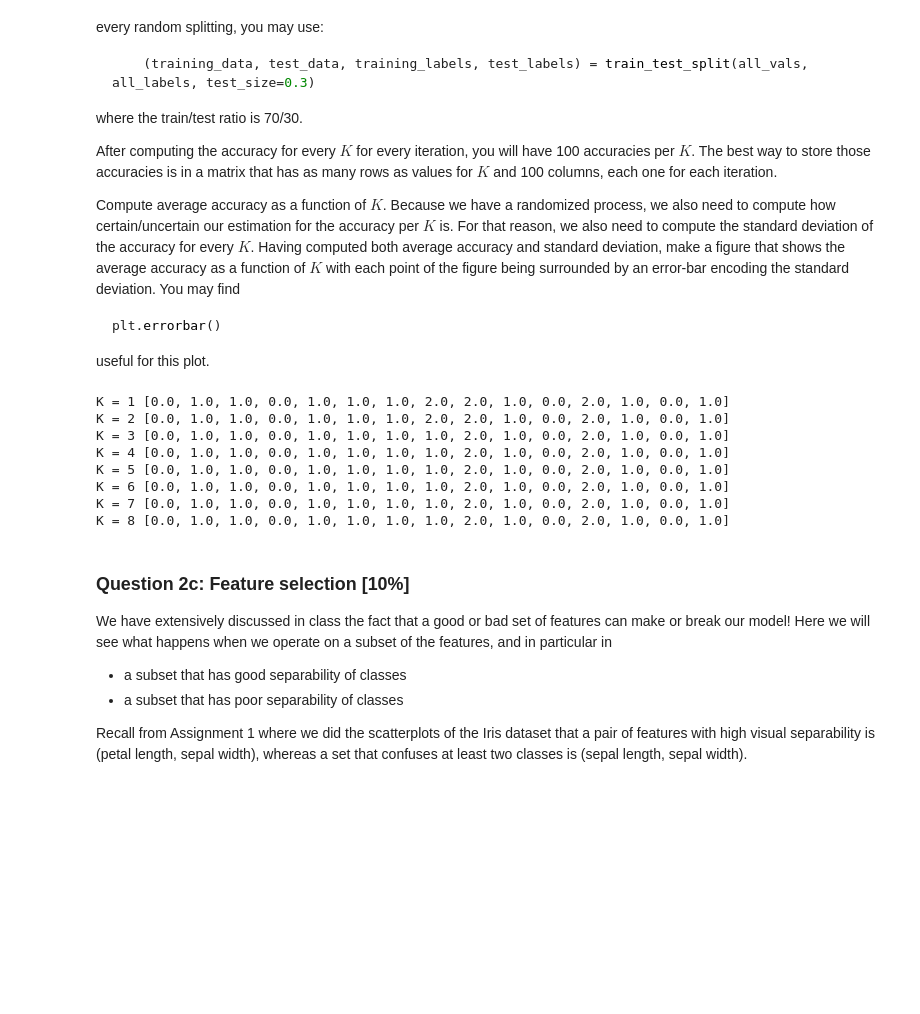
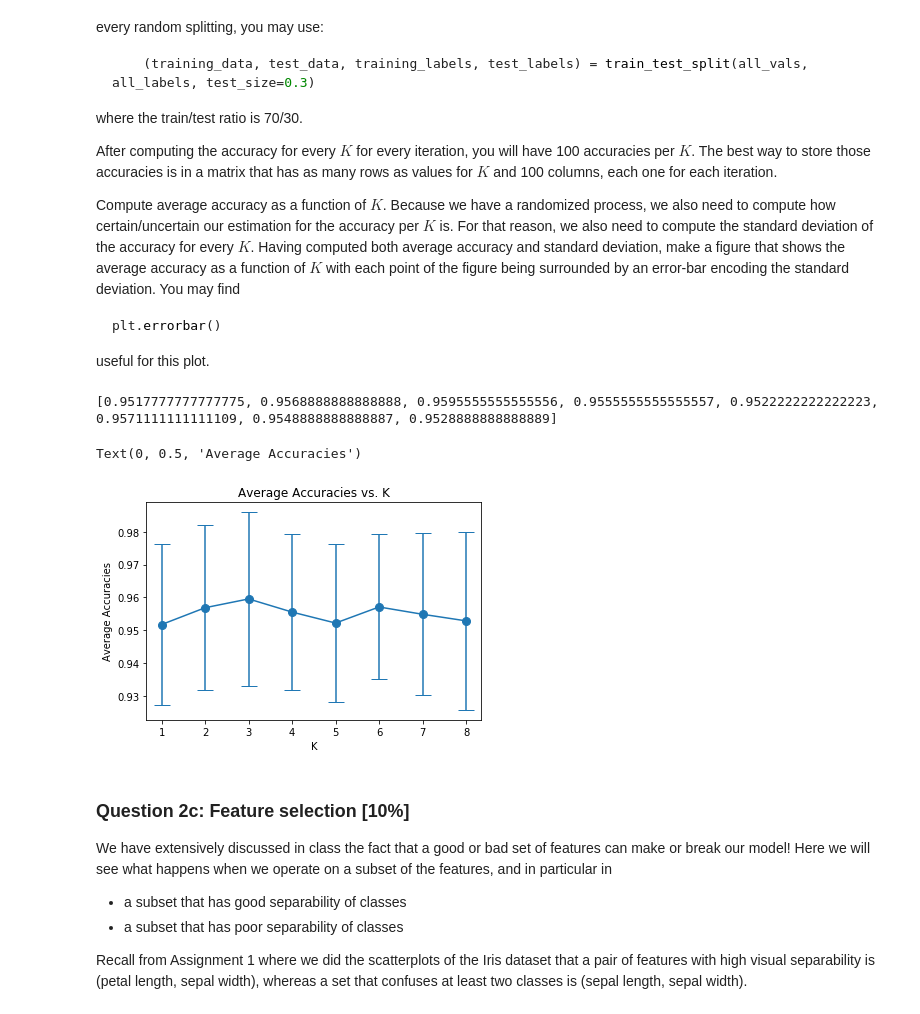
Before and after one commit to chefong/CS171-Spring2019, a Jupyter notebook: Assignment2/Assignment2.ipynb, the cells around one changed output. Drawn from its saved outputs; the diff is of its cells as text; code cells hidden in the pictures; blank space fills up the shorter version.

````diff
--- a/Assignment2/Assignment2.ipynb
+++ b/Assignment2/Assignment2.ipynb
@@ -300,28 +298,51 @@ Compute average accuracy as a function of $K$. Because we have a randomized proc
 plt.errorbar()
 ```
 useful for this plot.
-# %%
-def knn_performance():
-    accuracies = []
-
-    for i in range(1, 9):
-        k_accuracies = []
-
-        result = knnclassify(test_data, all_vals, all_labels, i)
-        print("K = " + str(i), result)
-
-    return
-
-knn_performance()
-# %% [output]
-K = 1 [0.0, 1.0, 1.0, 0.0, 1.0, 1.0, 1.0, 2.0, 2.0, 1.0, 0.0, 2.0, 1.0, 0.0, 1.0]
-K = 2 [0.0, 1.0, 1.0, 0.0, 1.0, 1.0, 1.0, 2.0, 2.0, 1.0, 0.0, 2.0, 1.0, 0.0, 1.0]
-K = 3 [0.0, 1.0, 1.0, 0.0, 1.0, 1.0, 1.0, 1.0, 2.0, 1.0, 0.0, 2.0, 1.0, 0.0, 1.0]
-K = 4 [0.0, 1.0, 1.0, 0.0, 1.0, 1.0, 1.0, 1.0, 2.0, 1.0, 0.0, 2.0, 1.0, 0.0, 1.0]
-K = 5 [0.0, 1.0, 1.0, 0.0, 1.0, 1.0, 1.0, 1.0, 2.0, 1.0, 0.0, 2.0, 1.0, 0.0, 1.0]
-K = 6 [0.0, 1.0, 1.0, 0.0, 1.0, 1.0, 1.0, 1.0, 2.0, 1.0, 0.0, 2.0, 1.0, 0.0, 1.0]
-K = 7 [0.0, 1.0, 1.0, 0.0, 1.0, 1.0, 1.0, 1.0, 2.0, 1.0, 0.0, 2.0, 1.0, 0.0, 1.0]
-K = 8 [0.0, 1.0, 1.0, 0.0, 1.0, 1.0, 1.0, 1.0, 2.0, 1.0, 0.0, 2.0, 1.0, 0.0, 1.0]
+# %%
+def knn_performance():
+    accuracies = []
+
+    for i in range(1, 9):
+        k_accuracies = []
+
+        # Run 100 iterations for each K
+        for j in range(0, 100):
+            # Split dataset into training (70%) and testing (30%)
+            (training_data, test_data, training_labels, test_labels) = train_test_split(all_vals, all_labels, test_size=0.3)
+
+            # Perform knnclassify and calculate accuracy
+            pred_labels = knnclassify(test_data, training_data, training_labels)
+            accuracy = sum(test_labels == pred_labels)/len(test_labels)
+            k_accuracies.append(accuracy)
+
+        accuracies.append(k_accuracies)
+
+    return accuracies
+
+performance = knn_performance()
+# %%
+k_accuracy_stds, k_accuracy_means = [], []
+
+for row in performance:
+    # Calculate standard deviations
+    k_std = np.std(row)
+    k_accuracy_stds.append(k_std)
+
+    # Calculate means
+    k_mean = np.mean(row)
+    k_accuracy_means.append(k_mean)
+
+print(k_accuracy_means)
+
+# Plot average accuracy as a function of K = {1, ..., 8}
+plt.errorbar(range(1, 9), k_accuracy_means, marker="o", markersize=8, yerr=k_accuracy_stds, capsize=8)
+plt.title("Average Accuracies vs. K")
+plt.xlabel("K")
+plt.ylabel("Average Accuracies")
+# %% [output]
+[0.9517777777777775, 0.9568888888888888, 0.9595555555555556, 0.9555555555555557, 0.9522222222222223, 0.9571111111111109, 0.9548888888888887, 0.9528888888888889]
+Text(0, 0.5, 'Average Accuracies')
+[figure, added]
 # %% [markdown]
 ### Question 2c: Feature selection [10%]
 
````
Also changed, not shown: parts of 2 cells of this notebook.
